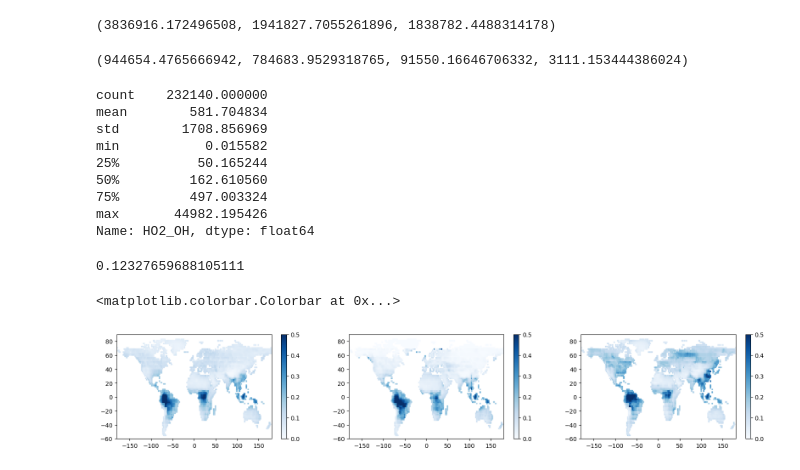
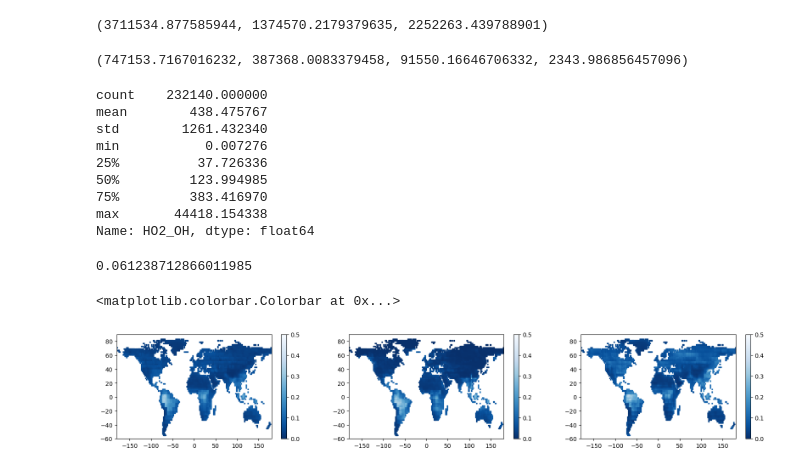
Before and after one commit to csuen27/ozone-budget, a Jupyter notebook: dissociated proportion.ipynb, the cells around one changed output. Drawn from its saved outputs; the diff is of its cells as text; code cells hidden in the pictures.

```diff
--- a/dissociated proportion.ipynb
+++ b/dissociated proportion.ipynb
@@ -10,5 +10,5 @@ import matplotlib.pyplot as plt
 from sklearn.metrics import r2_score as R2
 from sklearn.metrics import mean_squared_error as MSE
 # %%
-rest = pd.read_csv('/Volumes/Database/Research/ozone-budget/result_df_UKESM1_3_0_NN_width_64_dropout_0.1_90.csv')
+rest = pd.read_csv('/Volumes/Database/Research/ozone-budget/result_df_UKESM1_3_0_NN_width_32_dropout_0.1_19.csv')
 data = pd.read_csv('/Volumes/Database/Research/C7 Multivariate analysis/UKESM1-0-LL_diag_2014(1217).csv')
@@ -74,28 +78,28 @@ rest_land = rest_land[rest_land['latitude'] >= -60]
 # %%
 rest_land['PO₃̂'].mean(), rest_land['P1_HO2_NO'].mean(), rest_land['P2_CH3O2_NO'].mean()
 # %% [output]
-(3836916.172496508, 1941827.7055261896, 1838782.4488314178)
+(3711534.877585944, 1374570.2179379635, 2252263.439788901)
 # %%
 rest_land['LO₃̂'].mean(), rest_land['P3_O1D_H2O'].mean(), rest_land['P4_OH_O3'].mean(), rest_land['P5_HO2_O3'].mean()
 # %% [output]
-(944654.4765666942, 784683.9529318765, 91550.16646706332, 3111.153444386024)
+(747153.7167016232, 387368.0083379458, 91550.16646706332, 2343.986856457096)
 # %%
 rest_land['HO2_OH'].describe()
 # %% [output]
 count    232140.000000
-mean        581.704834
-std        1708.856969
-min           0.015582
-25%          50.165244
-50%         162.610560
-75%         497.003324
-max       44982.195426
+mean        438.475767
+std        1261.432340
+min           0.007276
+25%          37.726336
+50%         123.994985
+75%         383.416970
+max       44418.154338
 Name: HO2_OH, dtype: float64
 # %%
 rest_land.replace([np.inf, -np.inf], 0, inplace=True)
 rest_land['alpha'].mean()
 # %% [output]
-0.12327659688105111
+0.061238712866011985
 # %%
 import matplotlib.pyplot as plt
 plt.figure(num=None, figsize=(20, 3.25), dpi=100, facecolor='w', edgecolor='k')
@@ -104,34 +108,34 @@ plt.subplot(1,3,1)
 rest_land['loc'] = rest_land['longitude']*1000 + rest_land['latitude']
 rest_map = rest_land.groupby(['loc']).median()
 
-cm = plt.cm.get_cmap('Blues')
+cm = plt.cm.get_cmap('Blues_r')
 x = rest_map['longitude']
 y = rest_map['latitude']
 z = rest_map['alpha']
 sc = plt.scatter(x, y, c=z, marker="s", vmin=0, vmax=0.5, s=3, cmap=cm)
 plt.xlim([-180, 180])
 plt.ylim([-60, 90])
 plt.colorbar(sc)
 
 plt.subplot(1,3,2)
 rest_map = rest_land[rest_land['t'] == 1]
 x = rest_map['longitude']
 y = rest_map['latitude']
 z = rest_map['alpha']
 sc = plt.scatter(x, y, c=z, marker="s", vmin=0, vmax=0.5, s=3, cmap=cm)
 plt.xlim([-180, 180])
 plt.ylim([-60, 90])
 plt.colorbar(sc)
 
 plt.subplot(1,3,3)
 rest_map = rest_land[rest_land['t'] == 7]
 x = rest_map['longitude']
 y = rest_map['latitude']
 z = rest_map['alpha']
 sc = plt.scatter(x, y, c=z, marker="s", vmin=0, vmax=0.5, s=3, cmap=cm)
 plt.xlim([-180, 180])
 plt.ylim([-60, 90])
 plt.colorbar(sc)
 # %% [output]
 <matplotlib.colorbar.Colorbar at 0x...>
-[figure, old version]
+[figure, new version]
```
Also changed, not shown: parts of 14 cells of this notebook.
